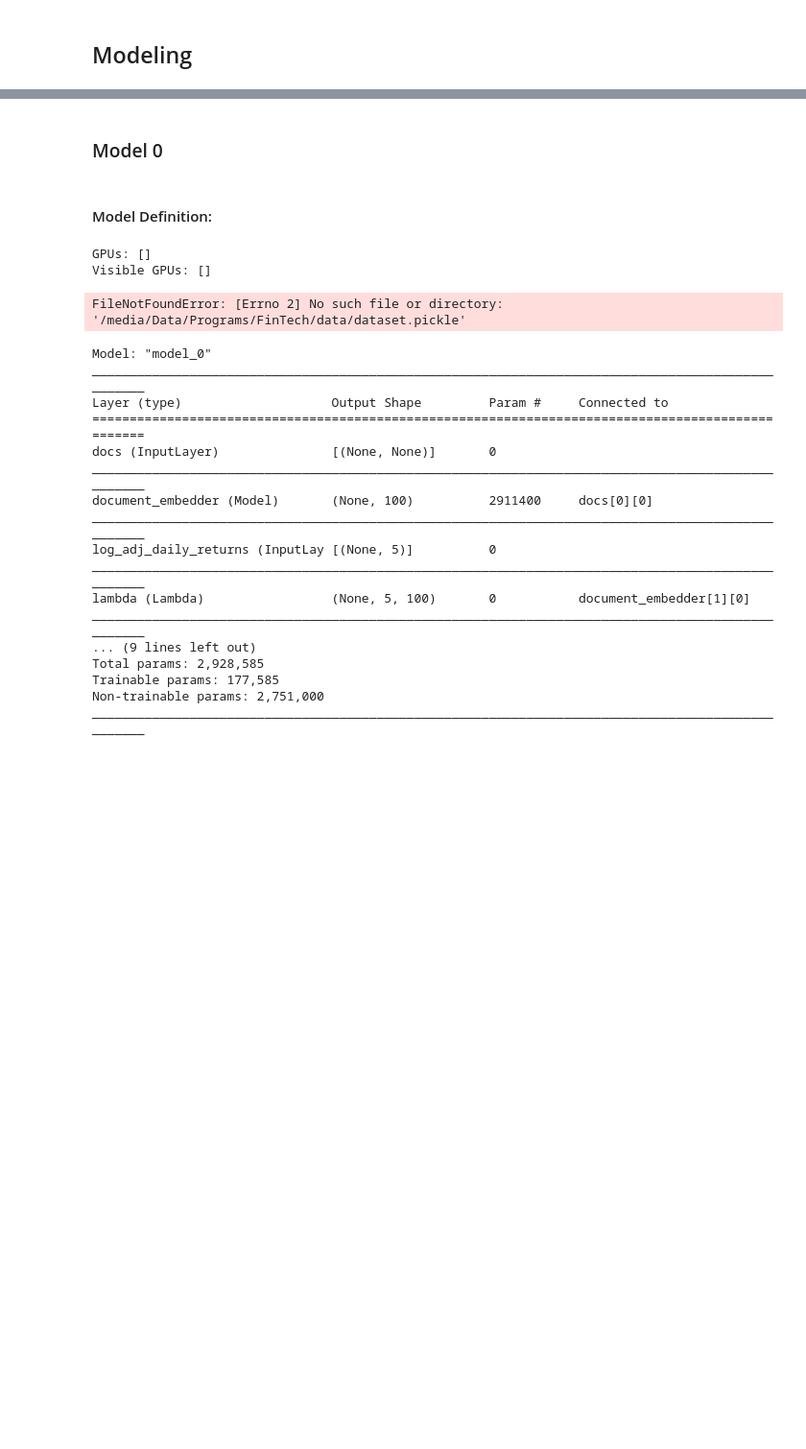
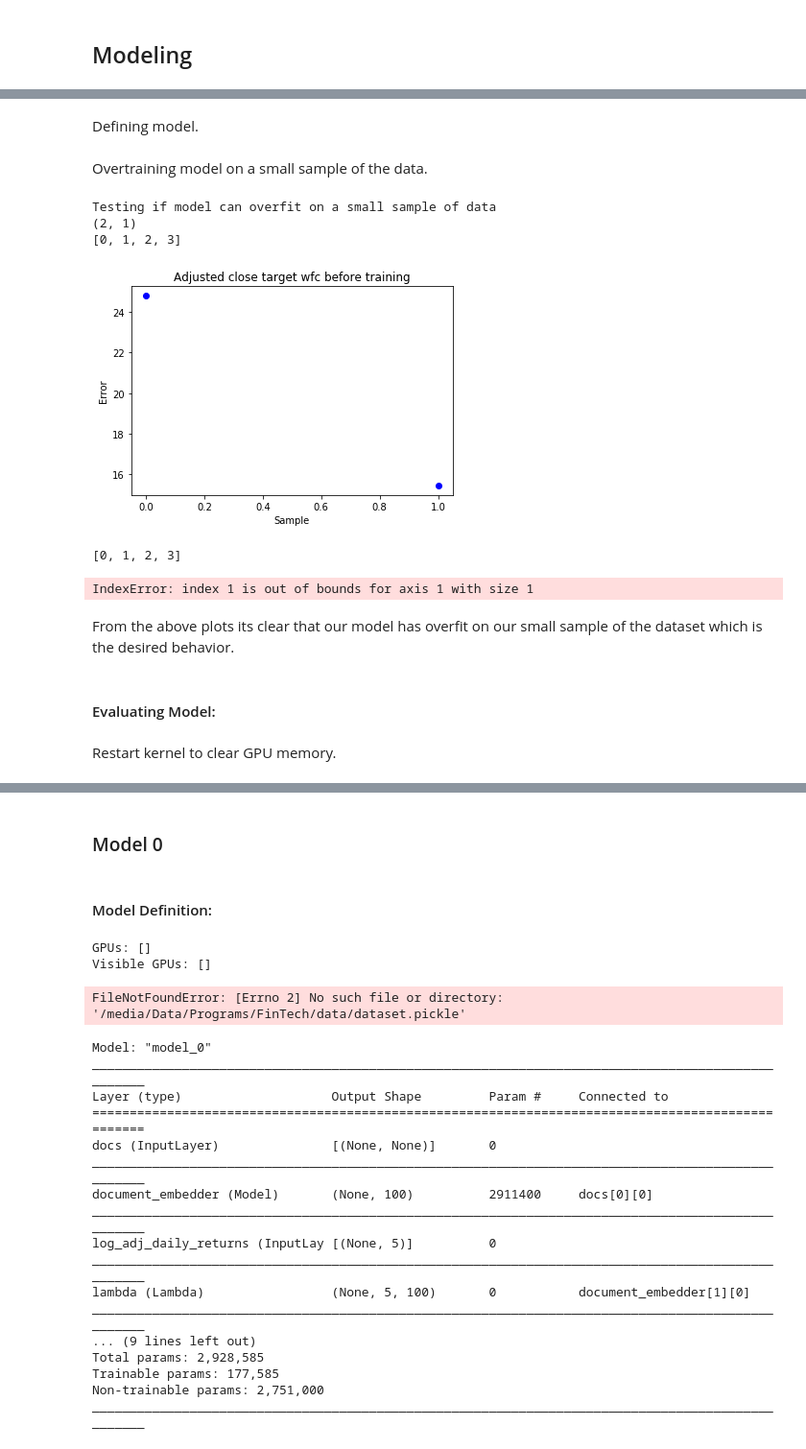
Before and after one commit to Evbor/Stock_Analysis, a Jupyter notebook: research/model_v1/Stock_Analysis_with_text_model.ipynb, the cells around one changed output, grey strips where cells are left out. Shown at 96% size. Saved outputs shown, nothing was run; the diff lists cells and outputs as text; code cells hidden in the pictures; blank space fills up the shorter version.

```diff
--- a/research/model_v1/Stock_Analysis_with_text_model.ipynb
+++ b/research/model_v1/Stock_Analysis_with_text_model.ipynb
@@ -2,0 +956,12 @@
+# %%
+#X, y = sample_dataset(train_dataset, sample_size=16, seed=seed)
+X, y = train_dataset
+X_val, y_val = val_dataset
+
+epochs = 100
+batch_size = 2
+output_bias_init = 0
+hparams = {'output_bias_init': output_bias_init}
+
+m = build_compiled_model(model_0, hparams, loss=LOSS, optimizer=OPTIMIZER, metrics=METRICS)
+m_history = m.fit(X, y, batch_size=batch_size, epochs=epochs, validation_data=(X_val, y_val))
@@ -2,0 +1144,2 @@
+# %% [markdown]
+Defining model.
@@ -2,0 +1270,45 @@
+# %% [markdown]
+Overtraining model on a small sample of the data.
+# %%
+def overfit_small_sample(model, batch_size, epochs, X_small, y_small, verbose):
+    print('Testing if model can overfit on a small sample of data')
+    output_bias_init = 0
+    hparams = {'output_bias_init': output_bias_init}
+
+    m = build_compiled_model(model, hparams, loss=LOSS, optimizer=OPTIMIZER, metrics=METRICS)
+    m_pred_untrained = m.predict(X_small, batch_size=batch_size)
+    print(m_pred_untrained.shape)
+    plot_outputs_errors(m_pred_untrained, y_small, 'Before Training')
+    m_history = m.fit(X_small, y_small, batch_size=batch_size, epochs=epochs, verbose=verbose)
+    m_pred_trained = m.predict(X_small, batch_size=batch_size)
+    print()
+
+    print('Plotting Error against Sample for Before Training, and After Training on the Small Dataset')
+    plot_outputs_errors(m_pred_untrained, y_small, 'Before Training')
+    plot_outputs_errors(m_pred_trained, y_small, 'After Training')
+    print()
+
+    print('Plotting Each Sample\'s Time Series for Log Adjusted Daily Returns')
+    plot_ts_samples_ba(X_small, y_small, m_pred_untrained, m_pred_trained, 'log_adj_daily_returns_WFC')
+
+    metrics = ['loss'] + list(map(lambda met: met.name, METRICS))
+    for met in metrics:
+        plot_metric(m_history, metric=met)
+
+    return None
+# %%
+X_small, y_small = sample_dataset(train_dataset, sample_size=2, seed=seed)
+overfit_small_sample(model_0, batch_size=1, epochs=500, X_small=X_small, y_small=y_small, verbose=0)
+# %% [output]
+Testing if model can overfit on a small sample of data
+(2, 1)
+[0, 1, 2, 3]
+[figure, added]
+[0, 1, 2, 3]
+IndexError: index 1 is out of bounds for axis 1 with size 1
+# %% [markdown]
+From the above plots its clear that our model has overfit on our small sample of the dataset which is the desired behavior.
+# %% [markdown]
+#### Evaluating Model:
+# %% [markdown]
+Restart kernel to clear GPU memory.
```
Also changed, not shown: parts of 201 cells of this notebook, 5 other files.
